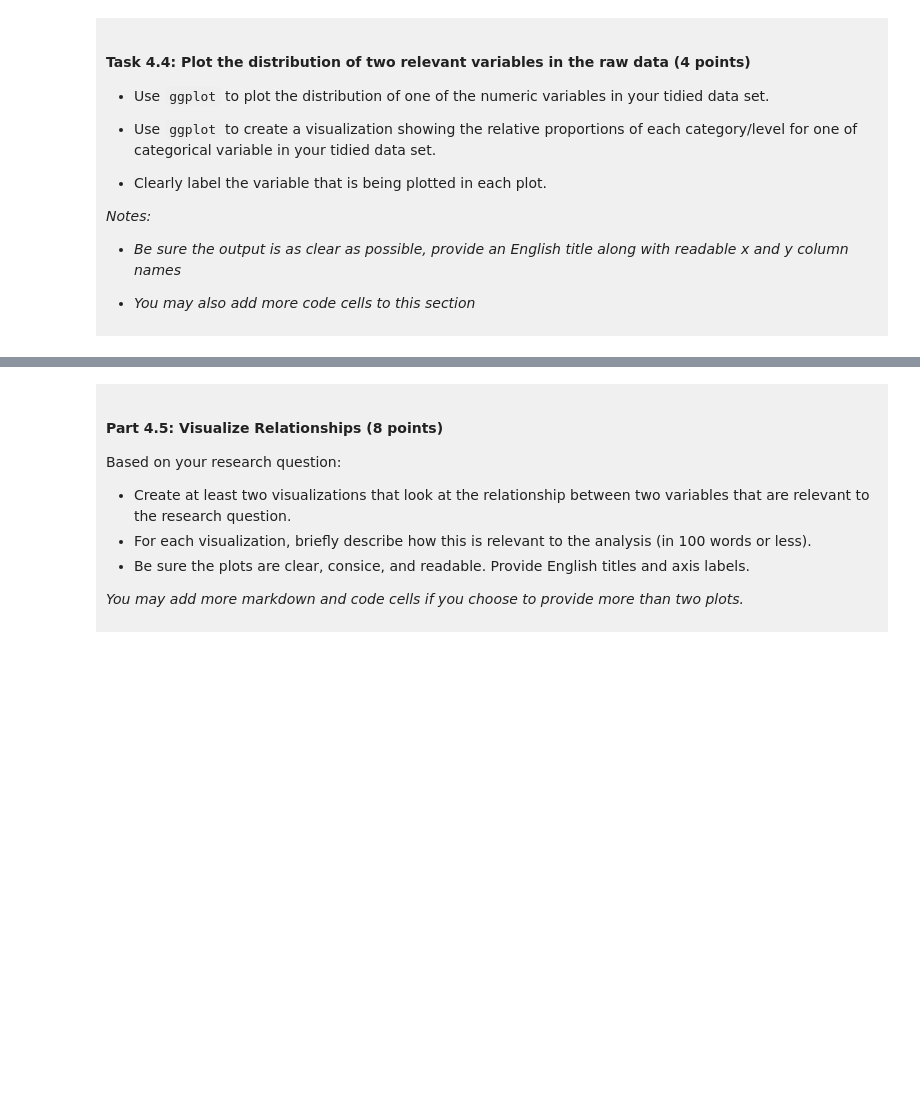
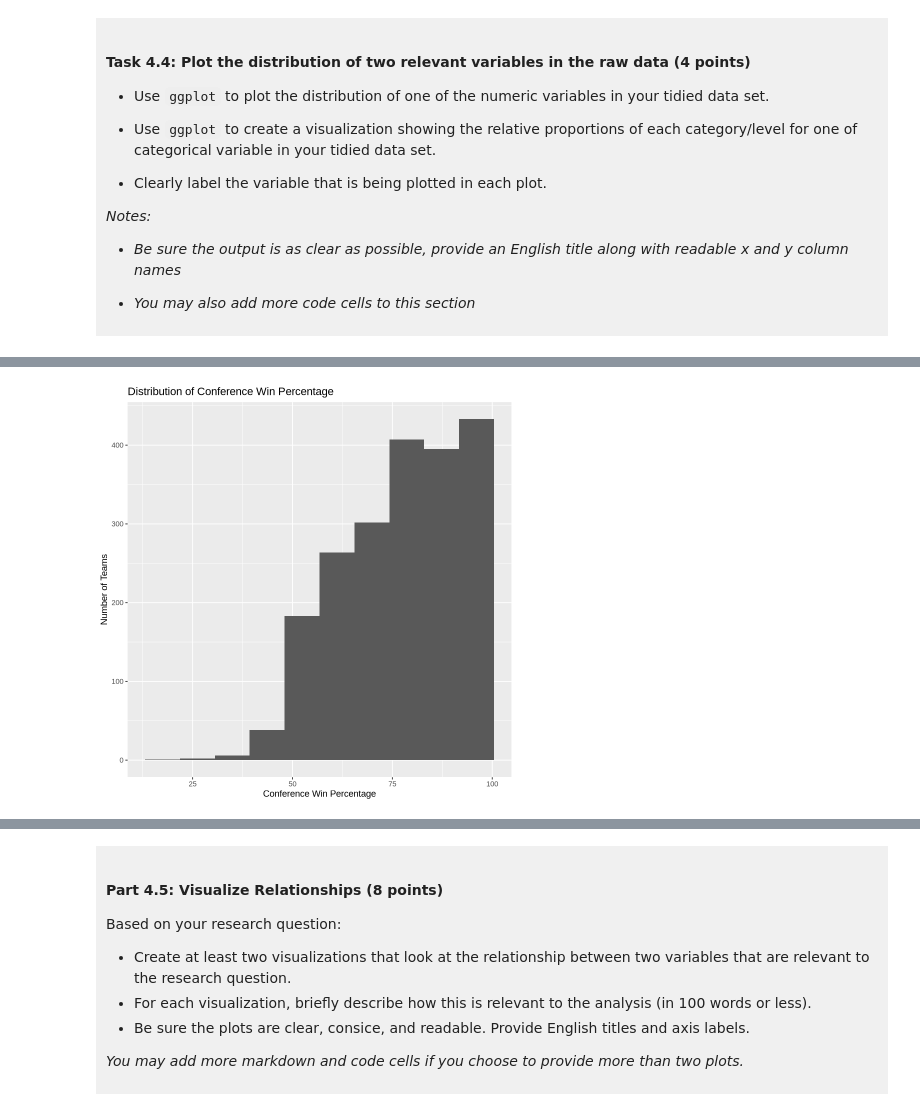
Before and after one commit to jiayinwang76/dsci-100-project-jiayin-wang, a Jupyter notebook: dsci-100-project-notebook.ipynb, the cells around one changed output, grey strips where cells are left out. Cells and saved outputs as stored; diff of their text form; code cells hidden in the pictures; blank space fills up the shorter version.

Commit message:
Checkpoint C
update visualizations and KNN analysis plan

```diff
--- a/dsci-100-project-notebook.ipynb
+++ b/dsci-100-project-notebook.ipynb
@@ -296,4 +337,9 @@ You will refine your research question (if needed) and produce a tidy data set.
 
 </div>
 # %%
-### EDIT THIS CODE CELL FOR PLOT 1 ###
+ggplot(march_data_tidy, aes(x = conf_wins_pct)) +
+    geom_histogram(bins = 10) +
+    labs(title = "Distribution of Conference Win Percentage",
+         x = "Conference Win Percentage",
+         y = "Number of Teams")
+# %% [output]
@@ -300 +348,2 @@ You will refine your research question (if needed) and produce a tidy data set.
+[figure, added]
 # %%
```
Also changed, not shown: parts of 10 cells of this notebook.
